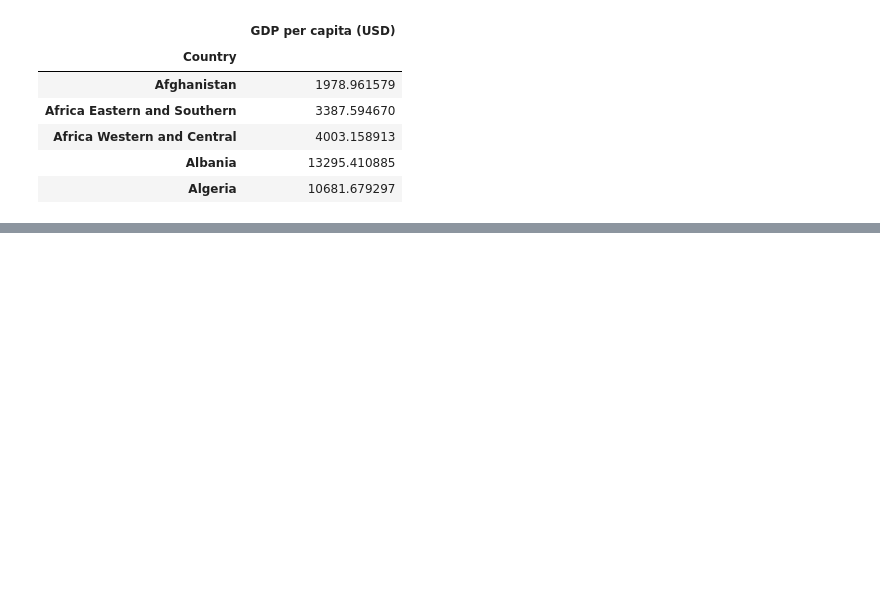
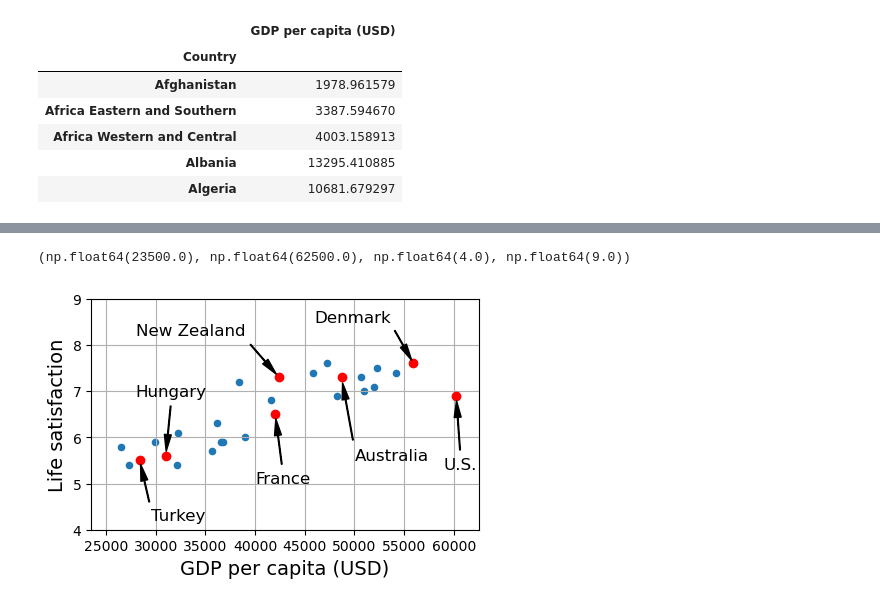
Before and after one commit to khaiwalVikrant/ai_ml_practice, a Jupyter notebook: heads_on_machine_learning/chapter_1.ipynb, the cells around one changed output, grey strips where cells are left out. Cells and saved outputs as stored; diff of their text form; code cells hidden in the pictures; blank space fills up the shorter version.

Commit message:
final submission along with 2020 data

```diff
--- a/heads_on_machine_learning/chapter_1.ipynb
+++ b/heads_on_machine_learning/chapter_1.ipynb
@@ -166,0 +176,4 @@ gdp_per_capita.head()
+# %%
+oecd_bli = oecd_bli[oecd_bli["INEQUALITY"] == "TOT"]
+oecd_bli = oecd_bli.pivot(index="Country", columns="Indicator", values="Value")
+oecd_bli.head()
@@ -166,0 +205,7 @@ gdp_per_capita.head()
+# %%
+#Merge GDP_PER_CAPITA and OECD
+full_country_stats = pd.merge(left=oecd_bli, right=gdp_per_capita, left_index=True, right_index=True)
+full_country_stats.sort_values(by=gdppc_col, inplace=True)
+full_country_stats = full_country_stats[[gdppc_col, lifesat_col]]
+
+full_country_stats.head()
@@ -166,0 +220,6 @@ gdp_per_capita.head()
+# %%
+min_gdp = 23_500
+max_gdp = 62_500
+country_stats = full_country_stats[(full_country_stats[gdppc_col] >= min_gdp) & (full_country_stats[gdppc_col] <= max_gdp)]
+
+country_stats.head(10)
@@ -166,0 +242,29 @@ gdp_per_capita.head()
+# %%
+country_stats.plot(kind='scatter', figsize=(5,3), grid=True, x=gdppc_col, y=lifesat_col)
+min_life_sat=4
+max_life_sat=9
+
+position_text = {
+    "Turkey": (29_500, 4.2),
+    "Hungary": (28_000, 6.9),
+    "France": (40_000, 5),
+    "New Zealand": (28_000, 8.2),
+    "Australia": (50_000, 5.5),
+    "United States": (59_000, 5.3),
+    "Denmark": (46_000, 8.5)
+}
+
+for country, pos_text in position_text.items():
+    pos_data_x = country_stats[gdppc_col].loc[country]
+    pos_data_y = country_stats[lifesat_col].loc[country]
+    country = "U.S." if country == "United States" else country
+    plt.annotate(country, xy=(pos_data_x, pos_data_y),
+                 xytext=pos_text, fontsize=12,
+                 arrowprops=dict(facecolor='black', width=0.5,
+                                 shrink=0.08, headwidth=5))
+    plt.plot(pos_data_x, pos_data_y, "ro")
+
+plt.axis([min_gdp, max_gdp, min_life_sat, max_life_sat])
+# %% [output]
+(np.float64(23500.0), np.float64(62500.0), np.float64(4.0), np.float64(9.0))
+[figure, added]
```
Also changed, not shown: parts of 16 cells of this notebook, 2 other files.
